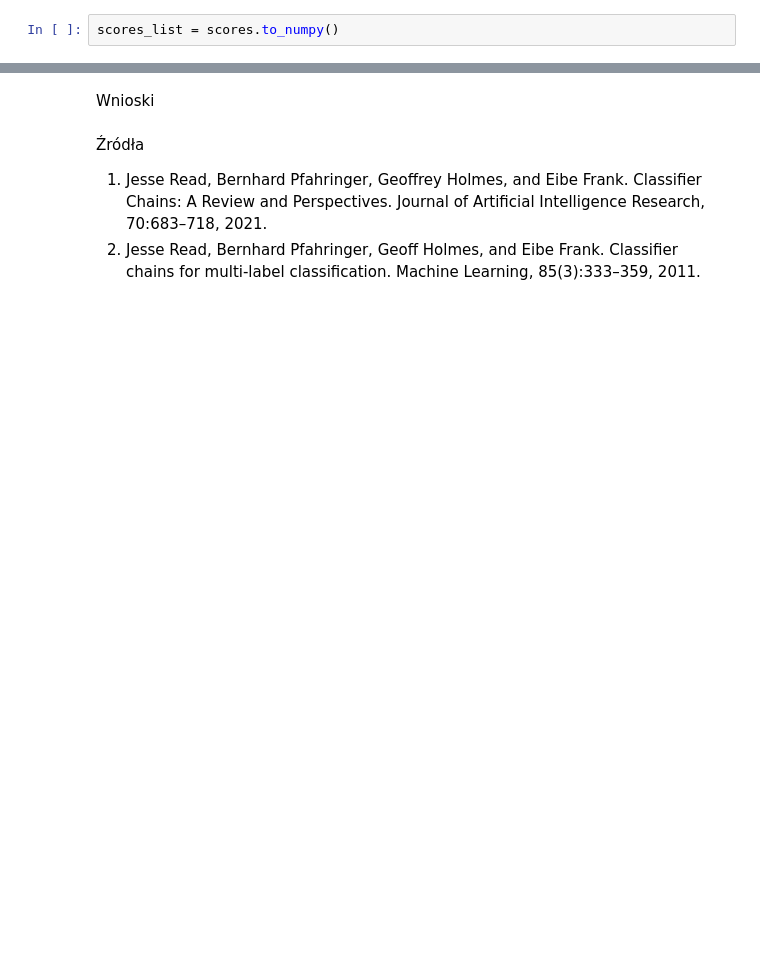
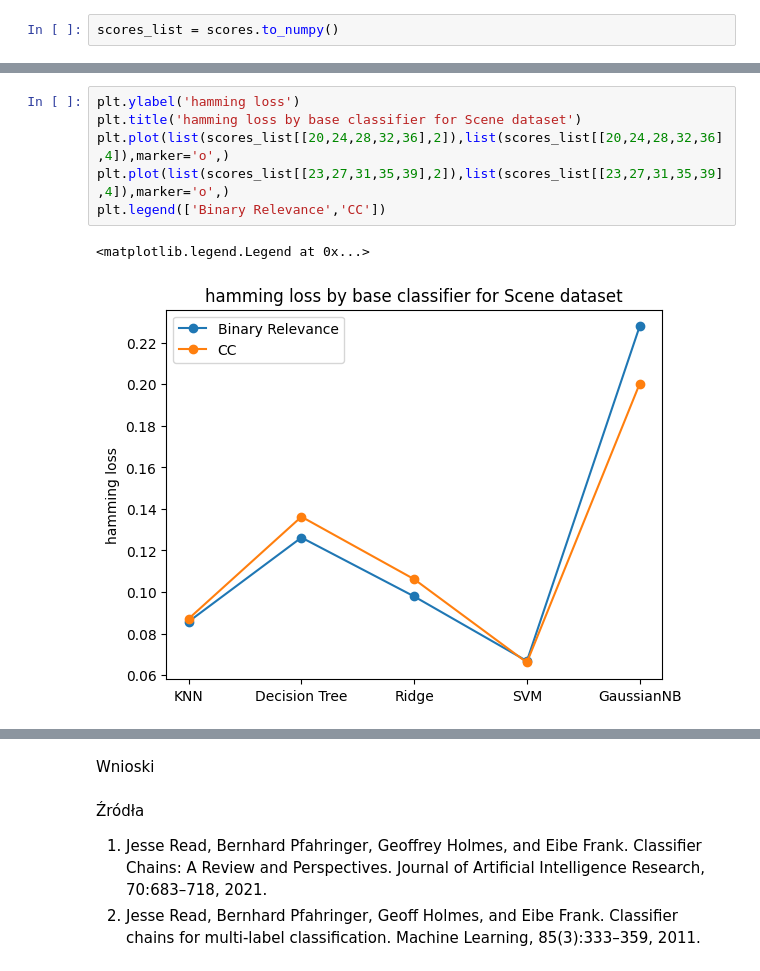
Before and after one commit to pczernec/ZUM-MultiClass, a Jupyter notebook: MultilabelClassification.ipynb, the cells around one changed output, grey strips where cells are left out. Saved outputs shown, nothing was run; the diff lists cells and outputs as text; blank space fills up the shorter version.

```diff
--- a/MultilabelClassification.ipynb
+++ b/MultilabelClassification.ipynb
@@ -256,0 +272,9 @@ plt.legend(['Binary Relevance','CC'])
+# %%
+plt.ylabel('hamming loss')
+plt.title('hamming loss by base classifier for Scene dataset')
+plt.plot(list(scores_list[[20,24,28,32,36],2]),list(scores_list[[20,24,28,32,36],4]),marker='o',)
+plt.plot(list(scores_list[[23,27,31,35,39],2]),list(scores_list[[23,27,31,35,39],4]),marker='o',)
+plt.legend(['Binary Relevance','CC'])
+# %% [output]
+<matplotlib.legend.Legend at 0x...>
+[figure, added]
```
Also changed, not shown: parts of 17 cells of this notebook, 1 other file.
